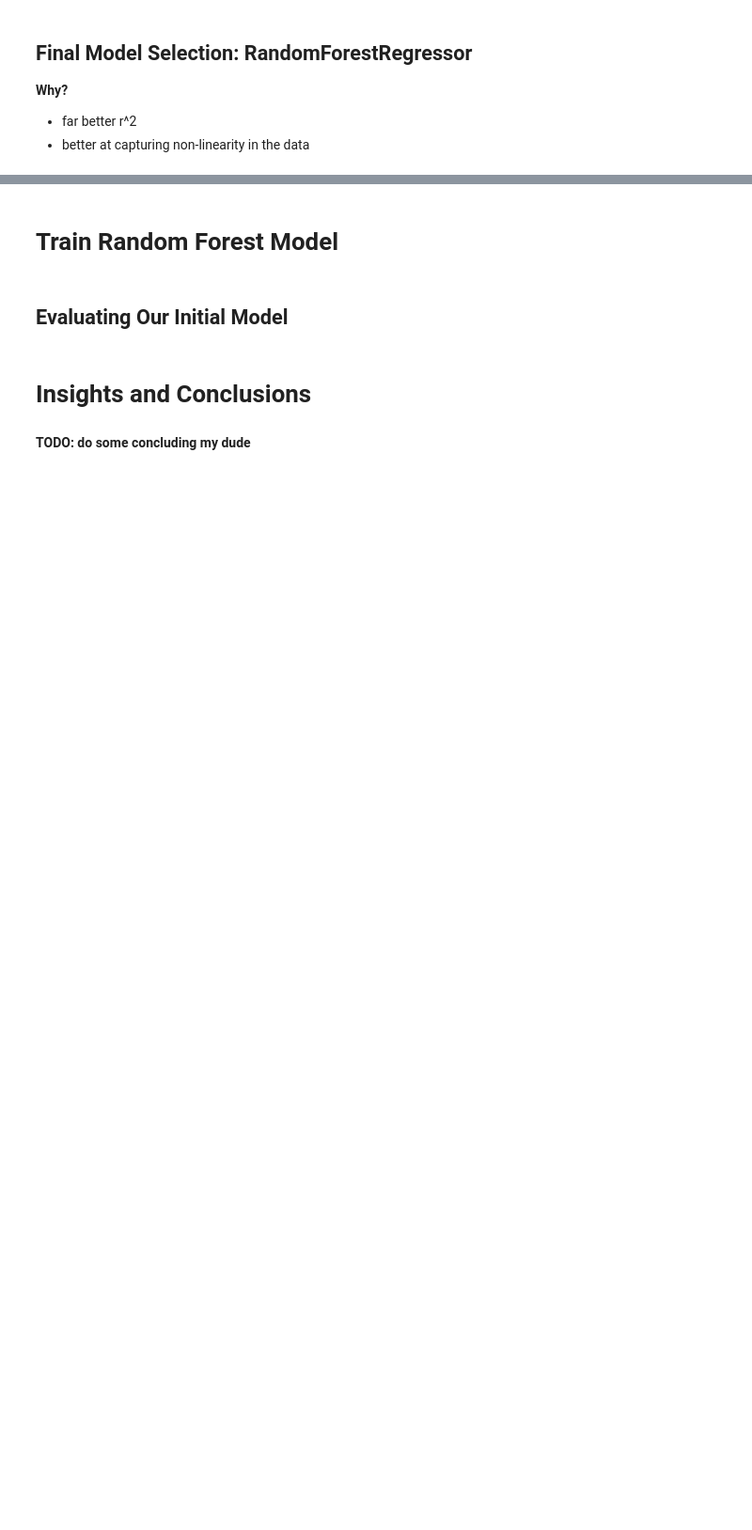
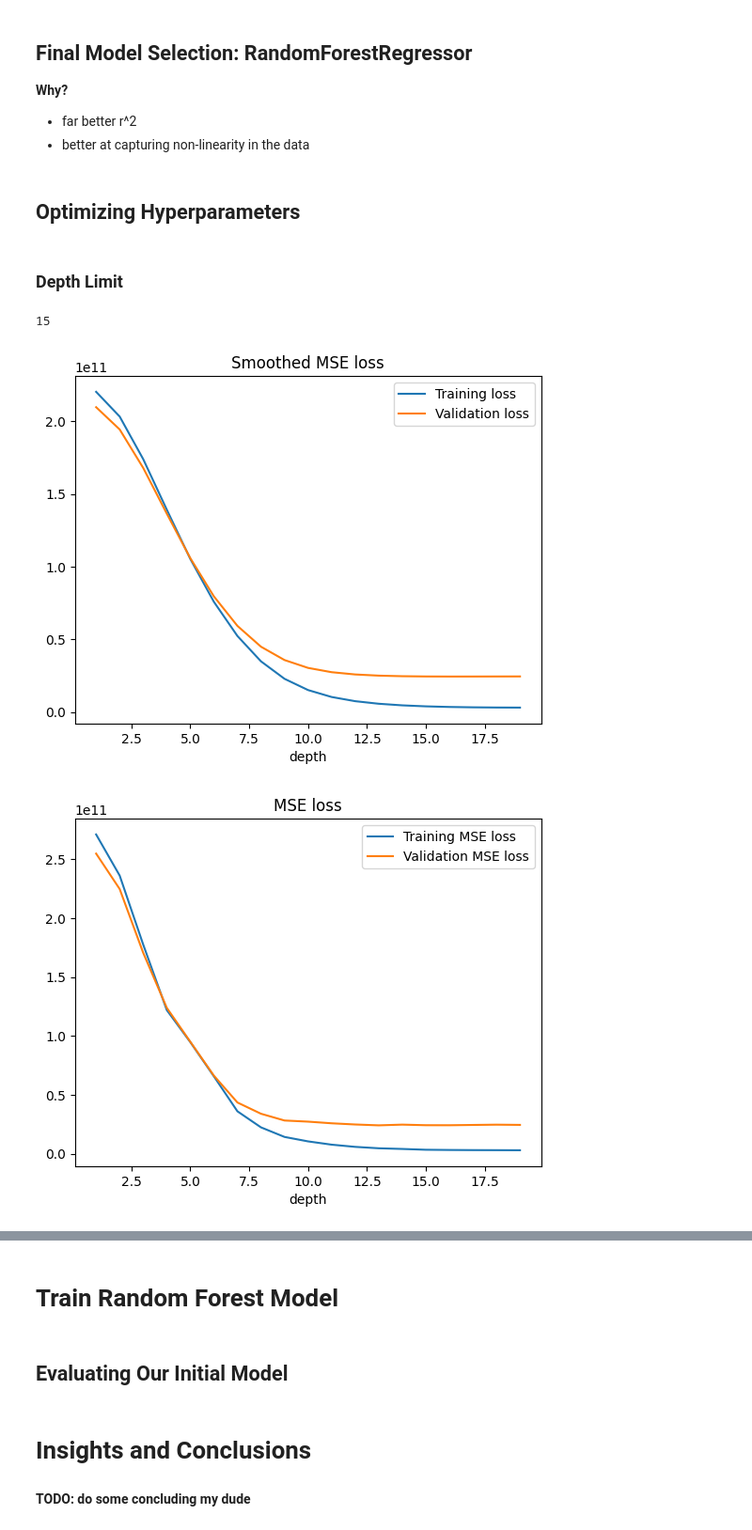
Before and after one commit to ChrisPerezLebron/CMSC320Project, a Jupyter notebook: main.ipynb, the cells around one changed output, grey strips where cells are left out. Shown at 94% size. Drawn from its saved outputs; the diff is of its cells as text; code cells hidden in the pictures; blank space fills up the shorter version.

Commit message:
played with hyper parameters

```diff
--- a/main.ipynb
+++ b/main.ipynb
@@ -855,7 +848,7 @@ k_folds = 5
 skf = KFold(n_splits=k_folds, shuffle=True, random_state=42)
 
 #decide the best degree for our data
-for k in range(9):
+for k in range(3):
 
     if k == 0:
         model = DecisionTreeRegressor()
@@ -900,3 +881,56 @@ Linear Regressor of degree 8 R^2 Val: 0.32893700660070435
 **Why?**
 - far better r^2
 - better at capturing non-linearity in the data
+# %% [markdown]
+## Optimizing Hyperparameters
+# %% [markdown]
+### Depth Limit
+# %%
+from tqdm import tqdm
+from sklearn.metrics import mean_squared_error
+#TODO: play with depth limit
+#TODO: graph accuracy for each
+
+#split train and test
+X_train, X_test, y_train, y_test = train_test_split(X, y, test_size=0.20, random_state=42)
+
+#split train further to get validation set
+X_train, X_validation, y_train, y_validation = train_test_split(X_train, y_train, test_size=0.20, random_state=42)
+
+
+
+trainScores = []
+validationScores = []
+depths = []
+
+for depth in tqdm(range(1, 20)):
+    model = RandomForestRegressor(max_depth= depth)
+    model.fit(X_train, y_train)
+    trainScores.append(mean_squared_error(y_train,model.predict(X_train)))
+    validationScores.append(mean_squared_error(y_validation, model.predict(X_validation)))
+    depths.append(depth)
+
+
+from scipy.ndimage.filters import gaussian_filter1d
+
+tLossSmooothed = gaussian_filter1d(trainScores, sigma=2)
+vLossSmooothed = gaussian_filter1d(validationScores, sigma=2)
+
+plt.plot(depths, tLossSmooothed, label='Training loss')
+plt.plot(depths, vLossSmooothed, label='Validation loss')
+print(vLossSmooothed.argmin())
+plt.title(label="Smoothed MSE loss")
+plt.xlabel(xlabel="depth")
+plt.legend()
+plt.show()
+
+plt.plot(depths, trainScores, label='Training MSE loss')
+plt.plot(depths, validationScores, label='Validation MSE loss')
+plt.title(label="MSE loss")
+plt.xlabel(xlabel="depth")
+plt.legend()
+plt.show()
+# %% [output]
+15
+[figure, added]
+[figure, added]
```
Also changed, not shown: parts of 8 cells of this notebook.
